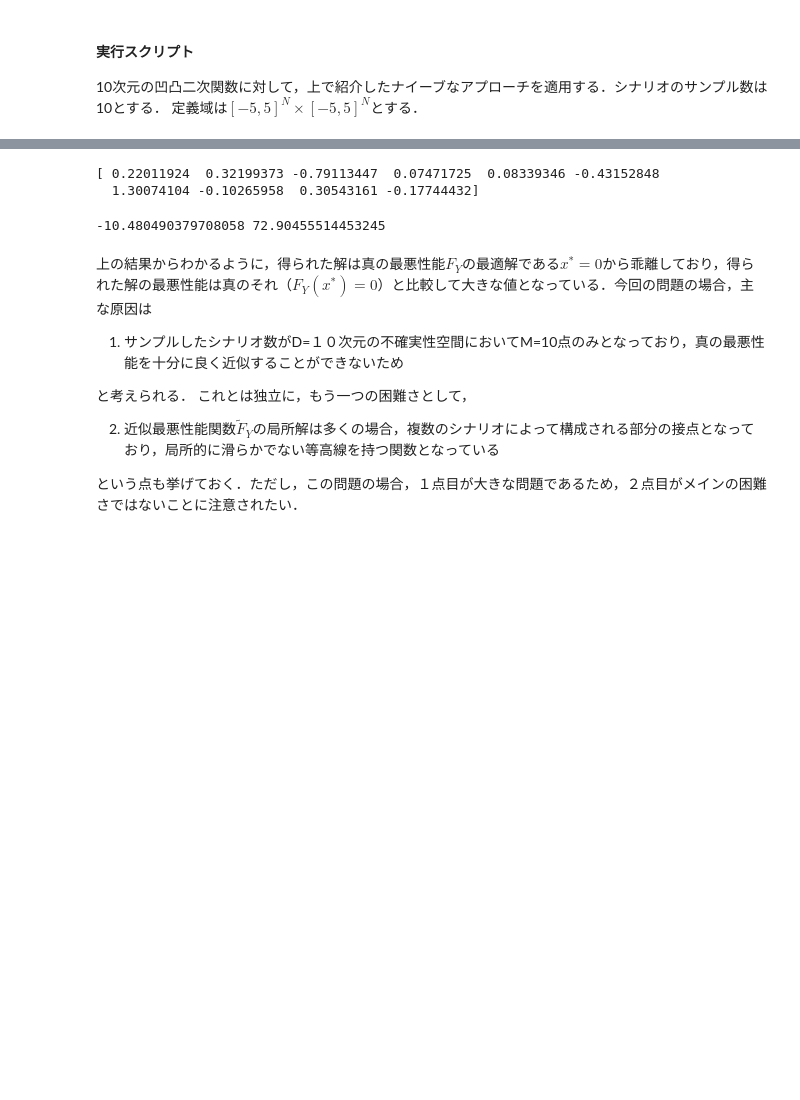
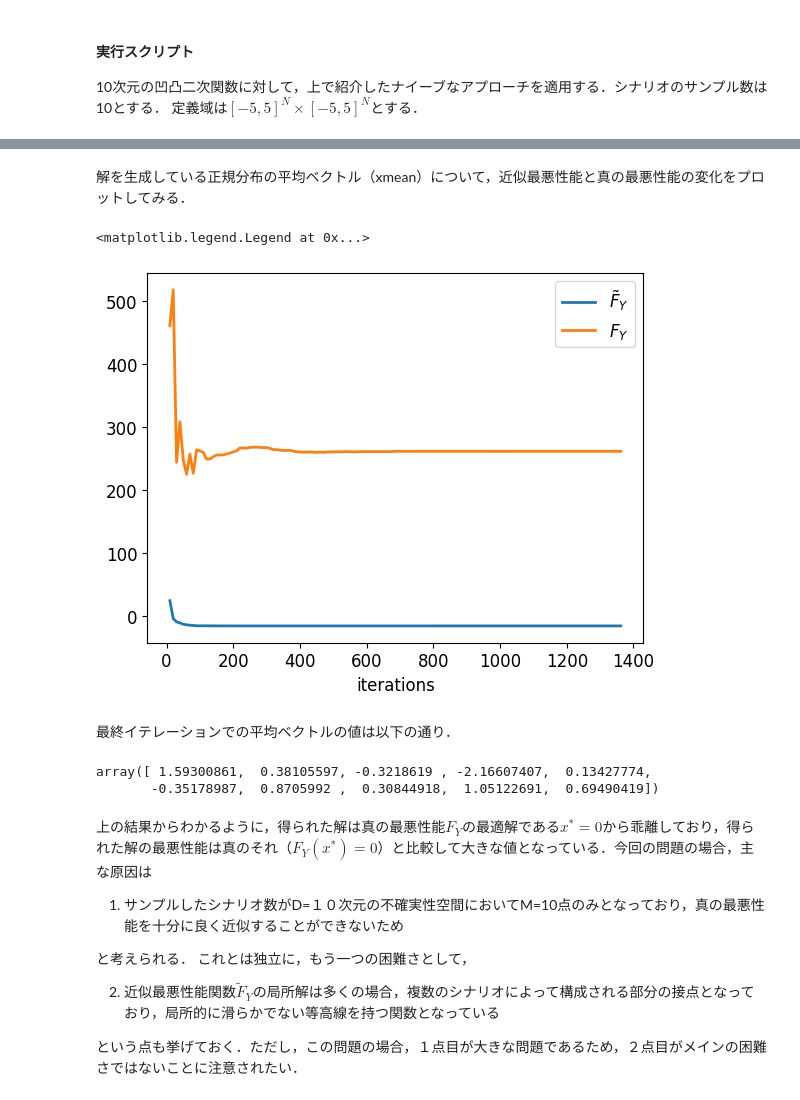
Before and after one commit to akimotolab/CMAES_Tutorial, a Jupyter notebook: a1_minmax_optimization.ipynb, the cells around one changed output, grey strips where cells are left out. Saved outputs shown, nothing was run; the diff lists cells and outputs as text; code cells hidden in the pictures; blank space fills up the shorter version.

```diff
--- a/a1_minmax_optimization.ipynb
+++ b/a1_minmax_optimization.ipynb
@@ -853,13 +837,23 @@ Terminated with condition: bbob_tolhistfun
-# %%
-x = ddcma.xmean
-print(x)
-# %% [output]
-[ 0.22011924  0.32199373 -0.79113447  0.07471725  0.08339346 -0.43152848
-  1.30074104 -0.10265958  0.30543161 -0.17744432]
-# %%
-print(f_worst_approx(x), f_worst(x))
-# %% [output]
--10.480490379708058 72.90455514453245
+# %% [markdown]
+解を生成している正規分布の平均ベクトル（xmean）について，近似最悪性能と真の最悪性能の変化をプロットしてみる．
+# %%
+xmean_hist = np.loadtxt('log_xmean.dat')
+fxmean_worst_approx_hist = np.array([f_worst_approx(x) for x in xmean_hist[:, 2:]])
+fxmean_worst_hist = np.array([f_worst(x) for x in xmean_hist[:, 2:]])
+plt.plot(xmean_hist[:, 0], fxmean_worst_approx_hist, label=r'$\tilde{F}_Y$')
+plt.plot(xmean_hist[:, 0], fxmean_worst_hist, label=r'$F_Y$')
+plt.xlabel('iterations')
+plt.legend()
+# %% [output]
+<matplotlib.legend.Legend at 0x...>
+[figure, added]
+# %% [markdown]
+最終イテレーションでの平均ベクトルの値は以下の通り．
+# %%
+xmean_hist[-1, 2:]
+# %% [output]
+array([ 1.59300861,  0.38105597, -0.3218619 , -2.16607407,  0.13427774,
+       -0.35178987,  0.8705992 ,  0.30844918,  1.05122691,  0.69490419])
 # %% [markdown]
 上の結果からわかるように，得られた解は真の最悪性能$F_Y$の最適解である$x^* = 0$から乖離しており，得られた解の最悪性能は真のそれ（$F_Y(x^*) = 0$）と比較して大きな値となっている．今回の問題の場合，主な原因は
 
```
Also changed, not shown: parts of 14 cells of this notebook.
